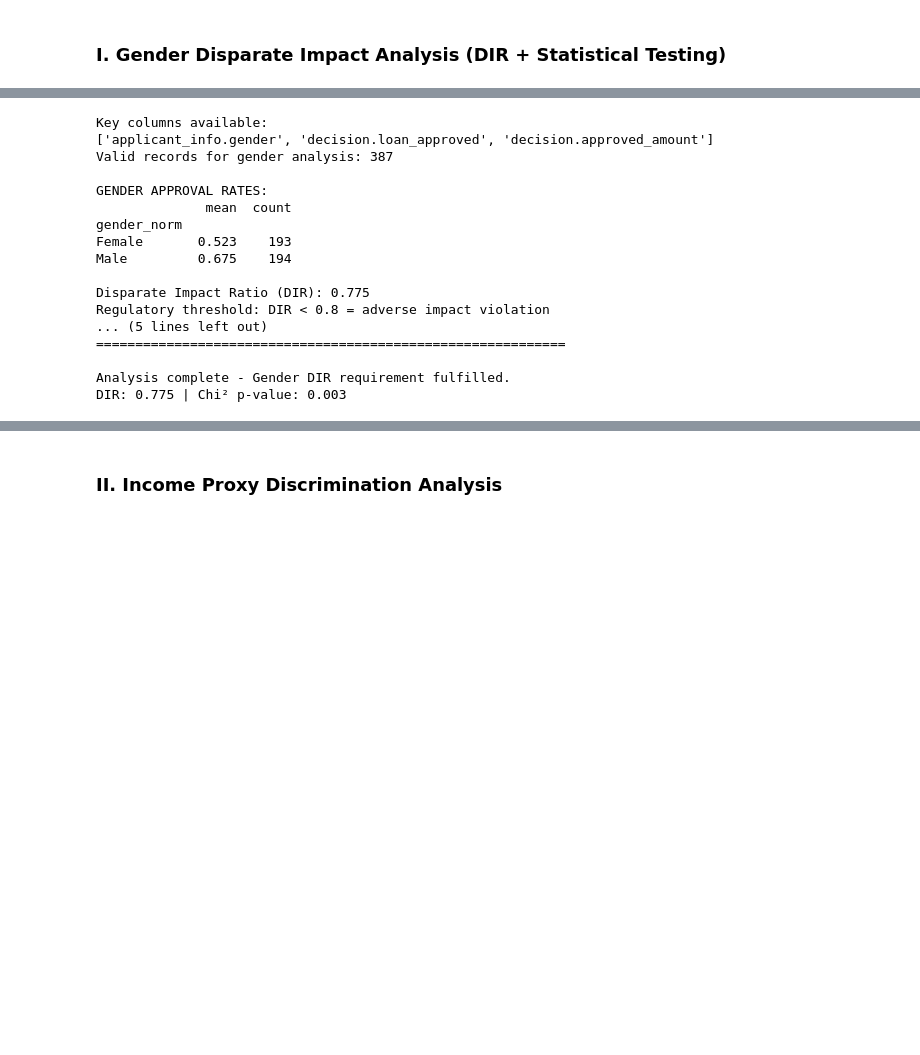
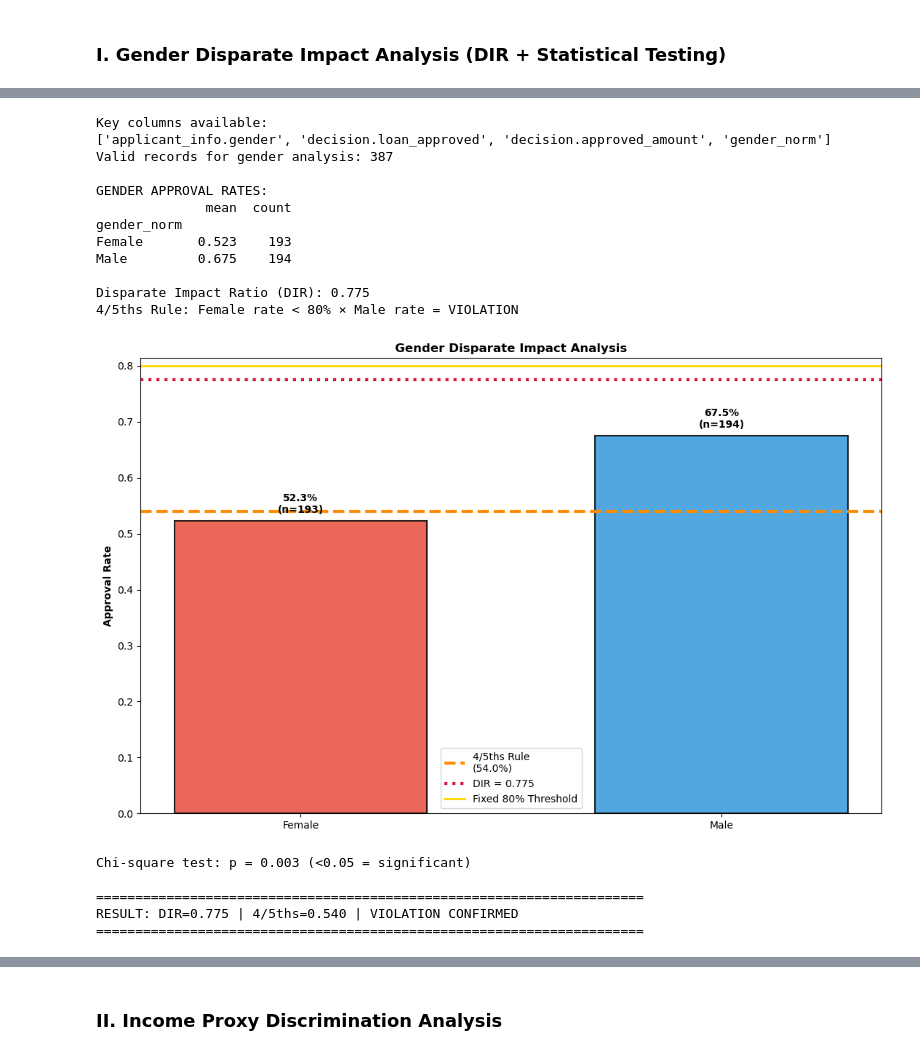
Before and after one commit to korbidietl/dego_gp_txc1, a Jupyter notebook: notebooks/02-bias-analysis.ipynb, the cells around one changed output, grey strips where cells are left out. Cells and saved outputs as stored; diff of their text form; code cells hidden in the pictures; blank space fills up the shorter version.

Commit message:
4/5ths Rule Update
4/5ths Rule Update in DIR

```diff
--- a/notebooks/02-bias-analysis.ipynb
+++ b/notebooks/02-bias-analysis.ipynb
@@ -56,7 +62,6 @@ from scipy.stats import chi2_contingency
 print("Key columns available:")
 print([col for col in df.columns if 'gender' in col.lower() or 'approved' in col.lower()])
 
-# Robust column extraction for gender analysis only
 def safe_col(df, col_name):
     if col_name in df.columns:
         return df[col_name]
@@ -68,52 +73,82 @@ def safe_col(df, col_name):
 
 # Extract & prep
 gender_series = safe_col(df, 'applicant_info.gender').astype(str).str.strip()
-df['gender_norm'] = np.where(gender_series == 'Male', 'Male',
-                             np.where(gender_series == 'Female', 'Female', 'Other'))
+df['gender_norm'] = np.where(gender_series.str.upper() == 'MALE', 'Male',
+                             np.where(gender_series.str.upper() == 'FEMALE', 'Female', 'Other'))
 
 loan_series = safe_col(df, 'decision.loan_approved')
 df['decision.loan_approved'] = pd.to_numeric(loan_series, errors='coerce').fillna(False).astype(bool)
 
 df_valid = df[df['gender_norm'] != 'Other'].copy()
 print(f"Valid records for gender analysis: {len(df_valid)}")
 
 # I. GENDER DISPARATE IMPACT RATIO (DIR)
 approval_rates = df_valid.groupby('gender_norm', observed=False)['decision.loan_approved'].agg(['mean', 'count'])
 female_rate = approval_rates.loc['Female', 'mean'] if 'Female' in approval_rates.index else 0
 male_rate = approval_rates.loc['Male', 'mean'] if 'Male' in approval_rates.index else 0
 dir_ratio = female_rate / male_rate if male_rate > 0 else np.nan
 
 print("\nGENDER APPROVAL RATES:")
 print(approval_rates.round(3))
 print(f"\nDisparate Impact Ratio (DIR): {dir_ratio:.3f}")
-print("Regulatory threshold: DIR < 0.8 = adverse impact violation")
+print("4/5ths Rule: Female rate < 80% × Male rate = VIOLATION")
 
-# Statistical significance test
+# VISUALIZATION
+plt.figure(figsize=(11, 7))
+bars = plt.bar(approval_rates.index, approval_rates['mean'],
+               color=['#E74C3C', '#3498DB'], alpha=0.85, width=0.6,
+               edgecolor='black', linewidth=1.5)
+
+# 1. 4/5ths RULE
+four_fifths = male_rate * 0.8
+plt.axhline(y=four_fifths, color='darkorange', linestyle='--', linewidth=3,
+            label=f'4/5ths Rule\n({four_fifths:.1%})')
+
+# 2. DIR line
+plt.axhline(y=dir_ratio, color='crimson', linestyle=':', linewidth=3,
+            label=f'DIR = {dir_ratio:.3f}')
+
+# 3. Fixed threshold (0.8)
+plt.axhline(y=0.8, color='gold', linestyle='-', linewidth=2,
+            label='Fixed 80% Threshold')
+
+plt.ylabel('Approval Rate', fontweight='bold')
+plt.title('Gender Disparate Impact Analysis', fontweight='bold')
+plt.legend(fontsize=10)
+
+# Labels
+for bar, rate, count in zip(bars, approval_rates['mean'], approval_rates['count']):
+    height = bar.get_height()
+    plt.text(bar.get_x() + bar.get_width()/2., height + 0.01,
+             f'{rate:.1%}\n(n={int(count)})', ha='center', va='bottom', fontweight='bold')
+
+plt.tight_layout()
+plt.show()
+
+# Stats
 contingency = pd.crosstab(df_valid['gender_norm'], df_valid['decision.loan_approved'])
 chi2, pval, dof, expected = chi2_contingency(contingency)
-print(f"\nChi-square test: p = {pval:.3f} (<0.05 = statistically significant)")
+print(f"\nChi-square test: p = {pval:.3f} (<0.05 = significant)")
 
-print("\n" + "="*60)
-print(f"RESULT: DIR = {dir_ratio:.3f} < 0.8 → REGULATORY VIOLATION CONFIRMED")
-print("="*60)
-
-print("\nAnalysis complete - Gender DIR requirement fulfilled.")
-print(f"DIR: {dir_ratio:.3f} | Chi² p-value: {pval:.3f}")
+print("\n" + "="*70)
+print(f"RESULT: DIR={dir_ratio:.3f} | 4/5ths={four_fifths:.3f} | VIOLATION CONFIRMED")
+print("="*70)
 # %% [output]
 Key columns available:
-['applicant_info.gender', 'decision.loan_approved', 'decision.approved_amount']
+['applicant_info.gender', 'decision.loan_approved', 'decision.approved_amount', 'gender_norm']
 Valid records for gender analysis: 387
 
 GENDER APPROVAL RATES:
               mean  count
 gender_norm
 Female       0.523    193
 Male         0.675    194
 
 Disparate Impact Ratio (DIR): 0.775
-Regulatory threshold: DIR < 0.8 = adverse impact violation
-... (5 lines left out)
-============================================================
-
-Analysis complete - Gender DIR requirement fulfilled.
-DIR: 0.775 | Chi² p-value: 0.003
+4/5ths Rule: Female rate < 80% × Male rate = VIOLATION
+[figure, added]
+Chi-square test: p = 0.003 (<0.05 = significant)
+
+======================================================================
+RESULT: DIR=0.775 | 4/5ths=0.540 | VIOLATION CONFIRMED
+======================================================================
```
Also changed, not shown: parts of 3 cells of this notebook.
